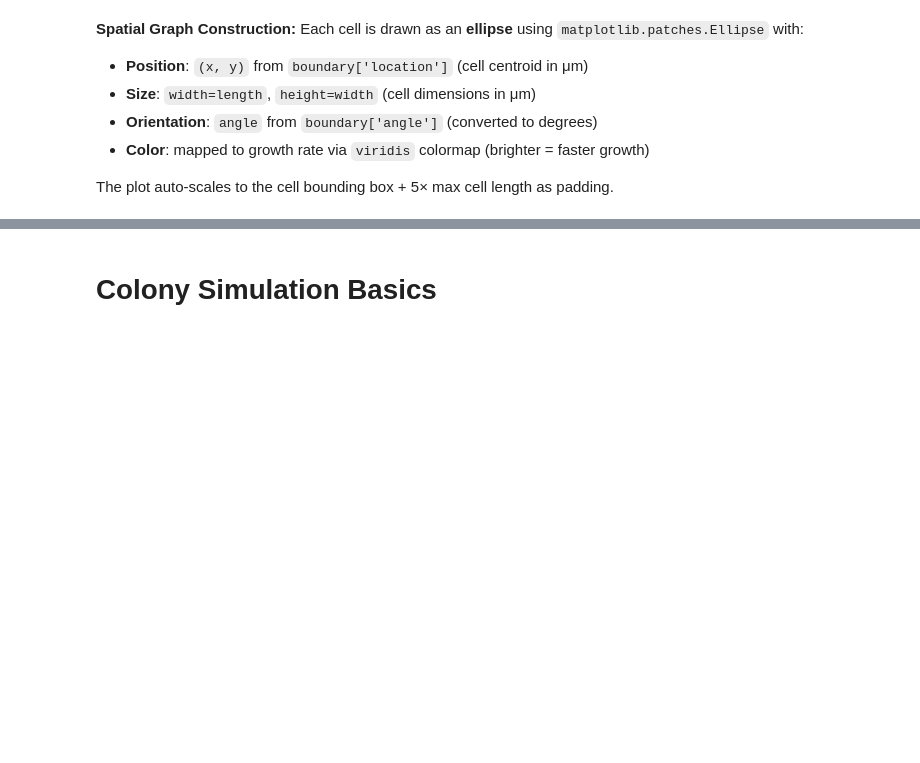
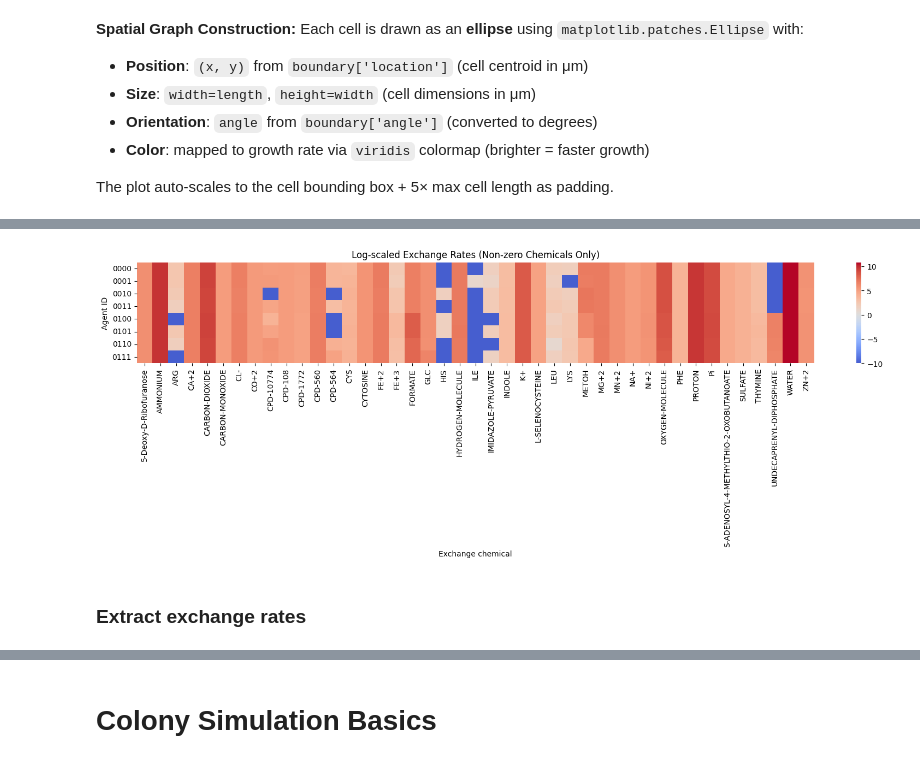
Before and after one commit to katha815/vEcoli-Local, a Jupyter notebook: reading/colony simulation.ipynb, the cells around one changed output, grey strips where cells are left out. Drawn from its saved outputs; the diff is of its cells as text; code cells hidden in the pictures; blank space fills up the shorter version.

```diff
--- a/reading/colony simulation.ipynb
+++ b/reading/colony simulation.ipynb
@@ -1119,0 +1555,25 @@ The plot auto-scales to the cell bounding box + 5× max cell length as padding.
+# %%
+# Plot log-scaled heatmap for chemicals with at least one non-zero value
+import numpy as np
+import matplotlib.pyplot as plt
+import seaborn as sns
+
+# Filter columns (chemicals) with at least one non-zero value
+nonzero_chems = exchange_df.columns[(exchange_df != 0).any(axis=0)]
+filtered_df = exchange_df[nonzero_chems]
+
+# Log transform: absolute values only, add small constant to avoid log(0)
+e1 = 1e-10
+log_filtered_df = np.log10(np.abs(filtered_df) + e1)
+
+plt.figure(figsize=(min(20, 0.5*len(log_filtered_df.columns)), min(12, 0.3*len(log_filtered_df))))
+sns.heatmap(log_filtered_df, cmap='coolwarm', center=0, annot=False)
+plt.xlabel('Exchange chemical')
+plt.ylabel('Agent ID')
+plt.title('Log-scaled Exchange Rates (Non-zero Chemicals Only)')
+plt.tight_layout()
+plt.show()
+# %% [output]
+[figure, added]
+# %% [markdown]
+### Extract exchange rates
```
Also changed, not shown: parts of 27 cells of this notebook, 6 other files.
